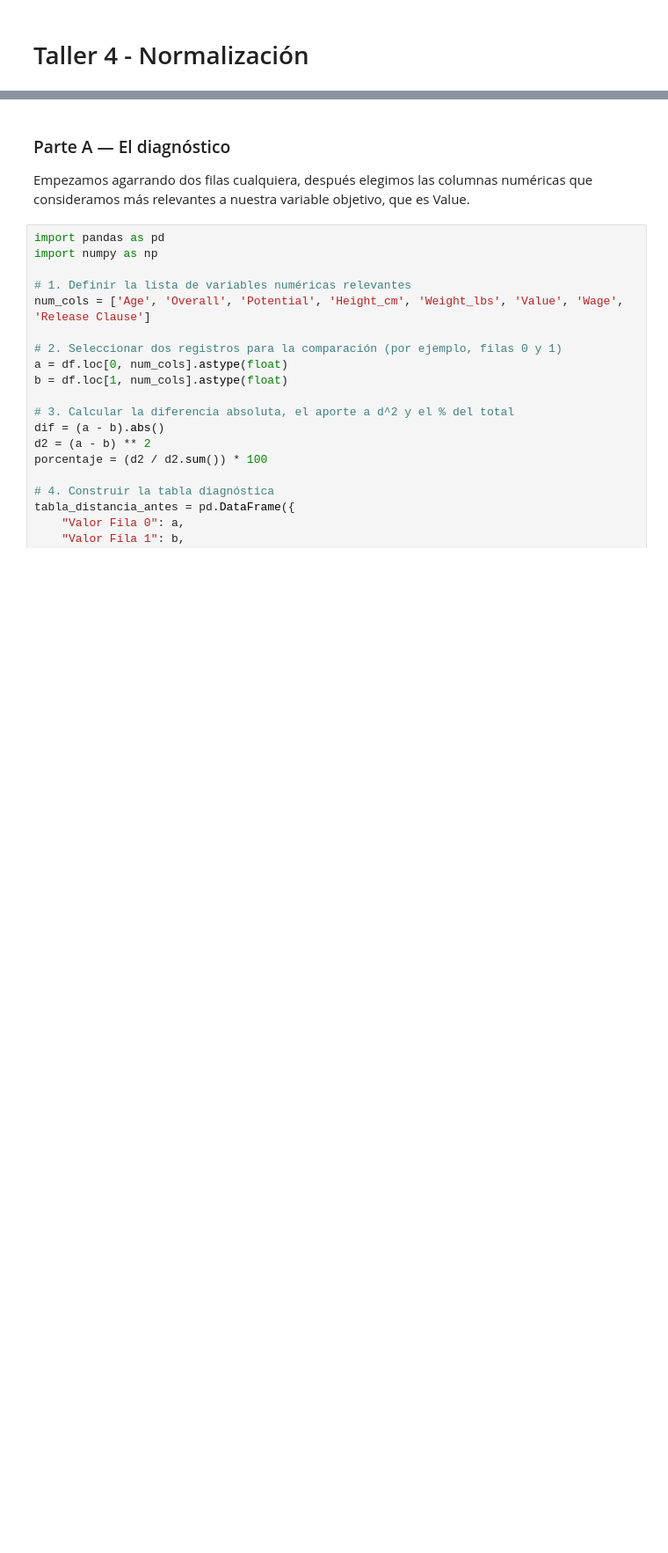
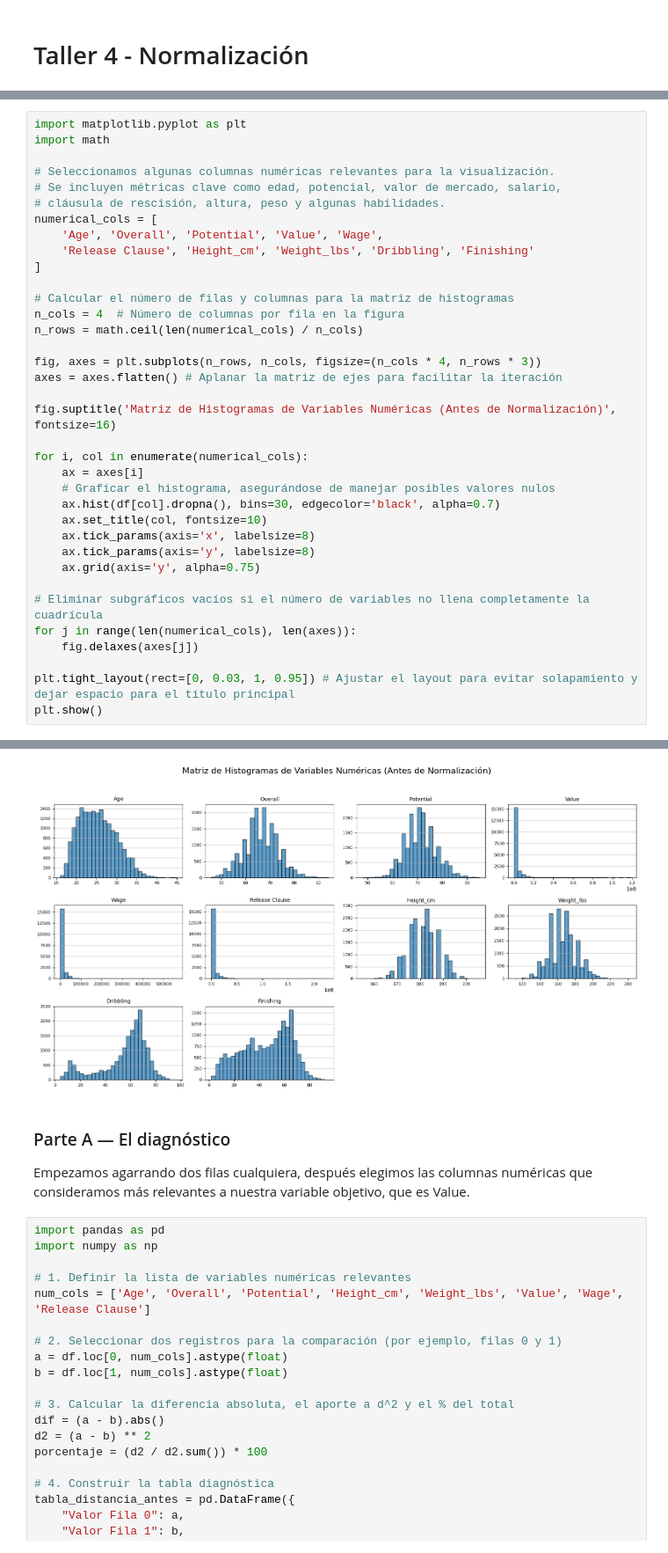
Before and after one commit to Racsok/mineria, a Jupyter notebook: analisis_datasets/analisis_dataset_FIFA.ipynb, the cells around one changed output, grey strips where cells are left out. Shown at 88% size. Drawn from its saved outputs; the diff is of its cells as text; blank space fills up the shorter version.

```diff
--- a/analisis_datasets/analisis_dataset_FIFA.ipynb
+++ b/analisis_datasets/analisis_dataset_FIFA.ipynb
@@ -1125,0 +1171,37 @@ perfilar(df)
+# %%
+import matplotlib.pyplot as plt
+import math
+
+# Seleccionamos algunas columnas numéricas relevantes para la visualización.
+# Se incluyen métricas clave como edad, potencial, valor de mercado, salario,
+# cláusula de rescisión, altura, peso y algunas habilidades.
+numerical_cols = [
+    'Age', 'Overall', 'Potential', 'Value', 'Wage',
+    'Release Clause', 'Height_cm', 'Weight_lbs', 'Dribbling', 'Finishing'
+]
+
+# Calcular el número de filas y columnas para la matriz de histogramas
+n_cols = 4  # Número de columnas por fila en la figura
+n_rows = math.ceil(len(numerical_cols) / n_cols)
+
+fig, axes = plt.subplots(n_rows, n_cols, figsize=(n_cols * 4, n_rows * 3))
+axes = axes.flatten() # Aplanar la matriz de ejes para facilitar la iteración
+
+fig.suptitle('Matriz de Histogramas de Variables Numéricas (Antes de Normalización)', fontsize=16)
+
+for i, col in enumerate(numerical_cols):
+    ax = axes[i]
+    # Graficar el histograma, asegurándose de manejar posibles valores nulos
+    ax.hist(df[col].dropna(), bins=30, edgecolor='black', alpha=0.7)
+    ax.set_title(col, fontsize=10)
+    ax.tick_params(axis='x', labelsize=8)
+    ax.tick_params(axis='y', labelsize=8)
+    ax.grid(axis='y', alpha=0.75)
+
+# Eliminar subgráficos vacíos si el número de variables no llena completamente la cuadrícula
+for j in range(len(numerical_cols), len(axes)):
+    fig.delaxes(axes[j])
+
+plt.tight_layout(rect=[0, 0.03, 1, 0.95]) # Ajustar el layout para evitar solapamiento y dejar espacio para el título principal
+plt.show()
+# %% [output]
@@ -1126,3 +1213,4 @@ perfilar(df)
+[figure, added]
 # %% [markdown]
 ### Parte A — El diagnóstico
 Empezamos agarrando dos filas cualquiera, después elegimos las columnas numéricas que consideramos más relevantes a nuestra variable objetivo, que es Value.
```
Also changed, not shown: parts of 28 cells of this notebook.
